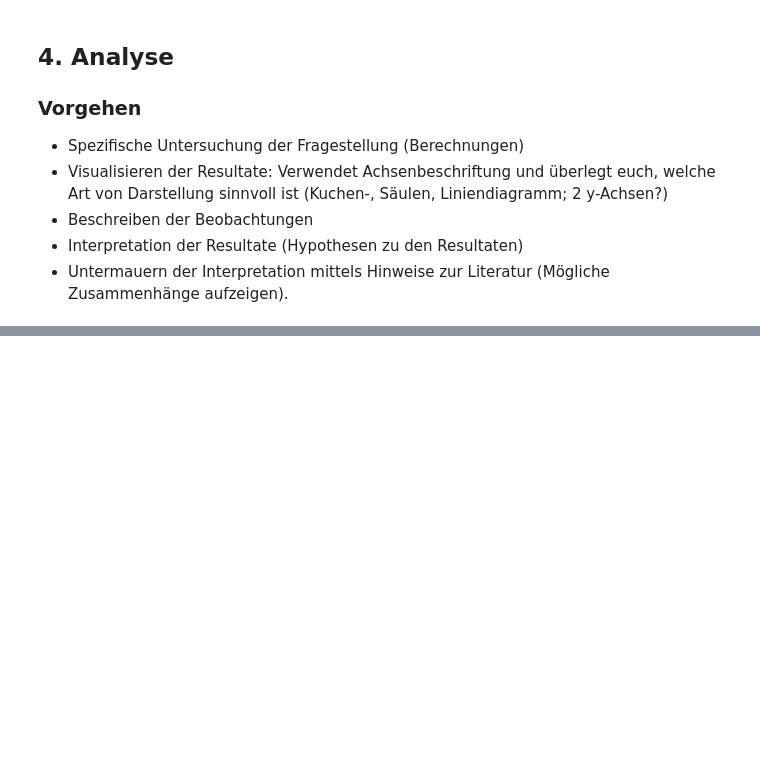
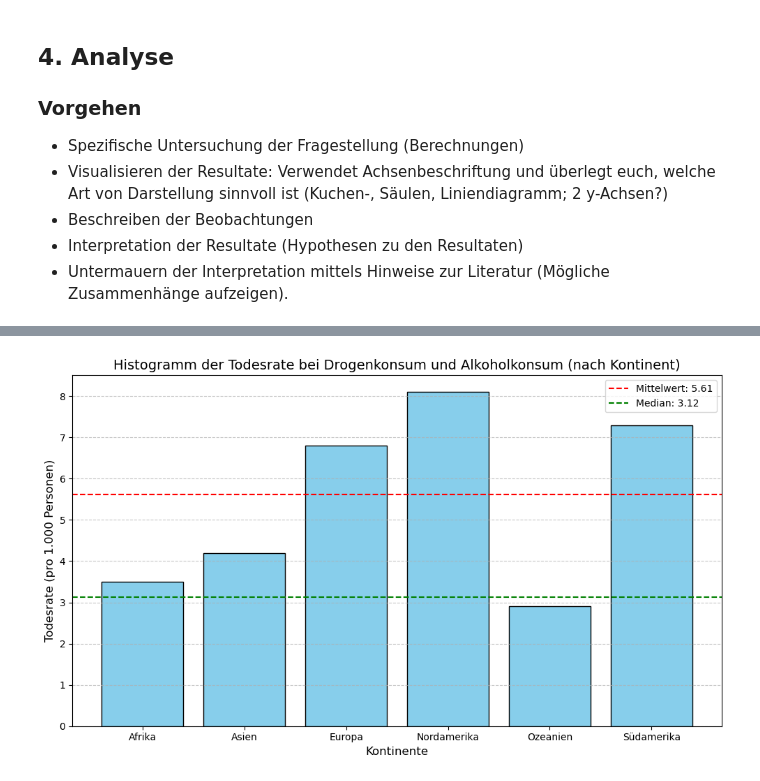
Before and after one commit to Joyce-ops/BMLD-LN2-Carmen-Mcqulat-Joyce, a Jupyter notebook: Leistungsnachweis 2.ipynb, the cells around one changed output, grey strips where cells are left out. Cells and saved outputs as stored; diff of their text form; code cells hidden in the pictures; blank space fills up the shorter version.

```diff
--- a/Leistungsnachweis 2.ipynb
+++ b/Leistungsnachweis 2.ipynb
@@ -459,0 +497,36 @@ g.legend()
+# %%
+import matplotlib.pyplot as plt
+
+# Daten definieren
+todesraten_drogenkonsum_alkoholkonsum = {
+    "Afrika": 3.5,
+    "Asien": 4.2,
+    "Europa": 6.8,
+    "Nordamerika": 8.1,
+    "Ozeanien": 2.9,
+    "Südamerika": 7.3,
+}
+
+mittelwert = 5.61
+median = 3.12
+
+# Histogramm erstellen
+plt.figure(figsize=(10, 6))
+plt.bar(todesraten_drogenkonsum_alkoholkonsum.keys(), todesraten_drogenkonsum_alkoholkonsum.values(), color='skyblue', edgecolor='black')
+
+# Mittelwert und Median anzeigen
+plt.axhline(y=mittelwert, color='red', linestyle='--', label=f"Mittelwert: {mittelwert}")
+plt.axhline(y=median, color='green', linestyle='--', label=f"Median: {median}")
+
+# Diagramm anpassen
+plt.title("Histogramm der Todesrate bei Drogenkonsum und Alkoholkonsum (nach Kontinent)", fontsize=14)
+plt.xlabel("Kontinente", fontsize=12)
+plt.ylabel("Todesrate (pro 1.000 Personen)", fontsize=12)
+plt.legend(fontsize=10)
+plt.grid(axis='y', linestyle='--', alpha=0.7)
+
+# Diagramm anzeigen
+plt.tight_layout()
+plt.show()
+# %% [output]
+[figure, added]
```
Also changed, not shown: parts of 7 cells of this notebook.
